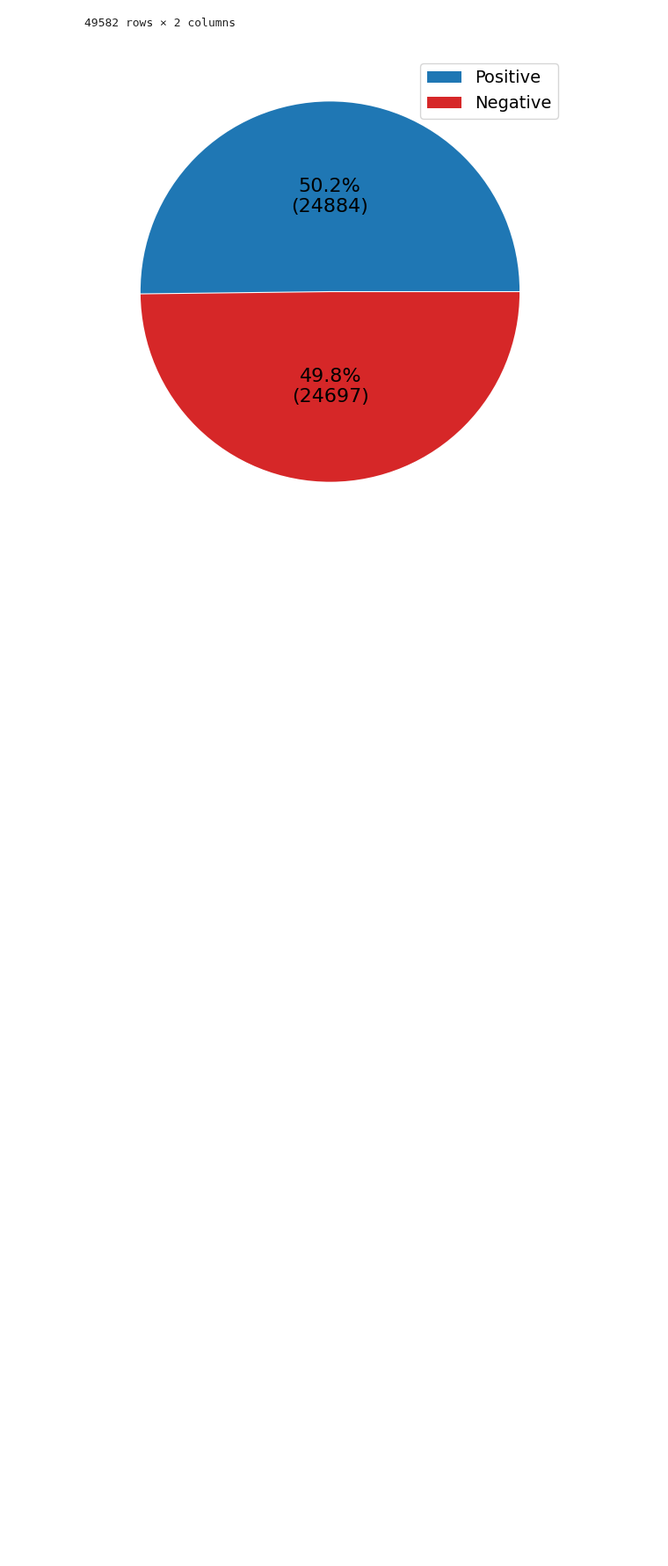
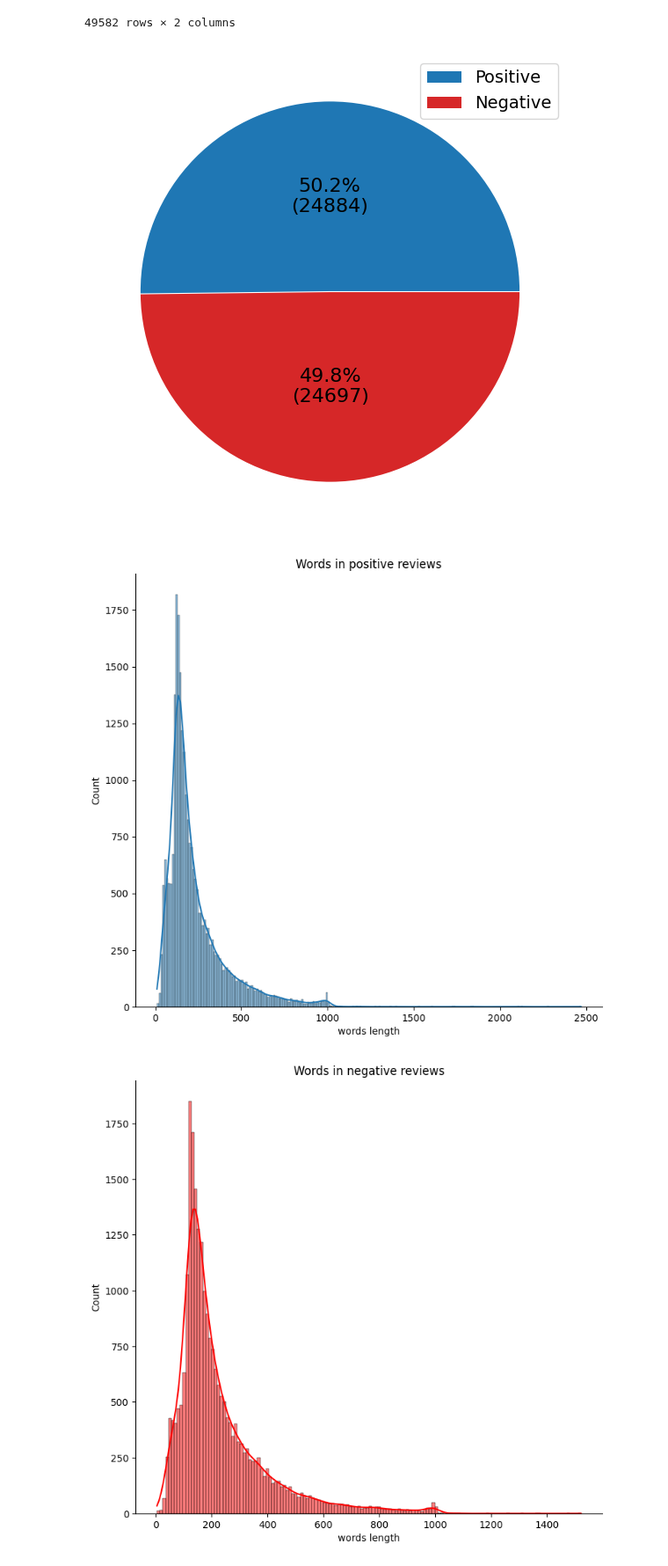
Before and after one commit to phungtienthanh/Sentiment-Analysis, a Jupyter notebook: eda.ipynb, the cells around one changed output. Shown at 88% size. Drawn from its saved outputs; the diff is of its cells as text; code cells hidden in the pictures; blank space fills up the shorter version.

Commit message:
add visualization

```diff
--- a/eda.ipynb
+++ b/eda.ipynb
@@ -95,3 +95,29 @@ pie.savefig("PieChart.png")
 plt.show()
 # %% [output]
 [figure]
+# %%
+words_len = df['review'].str.split().map(lambda x: len(x))
+df_temp = df.copy()
+df_temp['words length'] = words_len
+
+hist_positive = sns.displot(
+    data=df_temp[df_temp['sentiment'] == 'positive'],
+    x='words length', hue="sentiment", kde=True, height=7, aspect=1.1, legend=False
+).set(title='Words in positive reviews')
+plt.show(hist_positive)
+
+hist_negative = sns.displot(
+    data=df_temp[df_temp['sentiment'] == 'negative'],
+    x='words length', hue="sentiment", kde=True, height=7, aspect=1.1, legend=False, palette=['red']
+).set(title='Words in negative reviews')
+plt.show(hist_negative)
+
+plt.figure(figsize=(7, 7.1))
+kernel_distribution_number_words_plot = sns.kdeplot(
+    data=df_temp, x="words length", hue="sentiment", fill=True, palette=[sns.color_palette()[0], 'red']
+).set(title='Words in reviews')
+plt.legend(title='Sentiment', labels=['negative', 'positive'])
+plt.show(kernel_distribution_number_words_plot)
+# %% [output]
+[figure, added]
+[figure, added]
```
Also changed, not shown: parts of 1 cell of this notebook.
